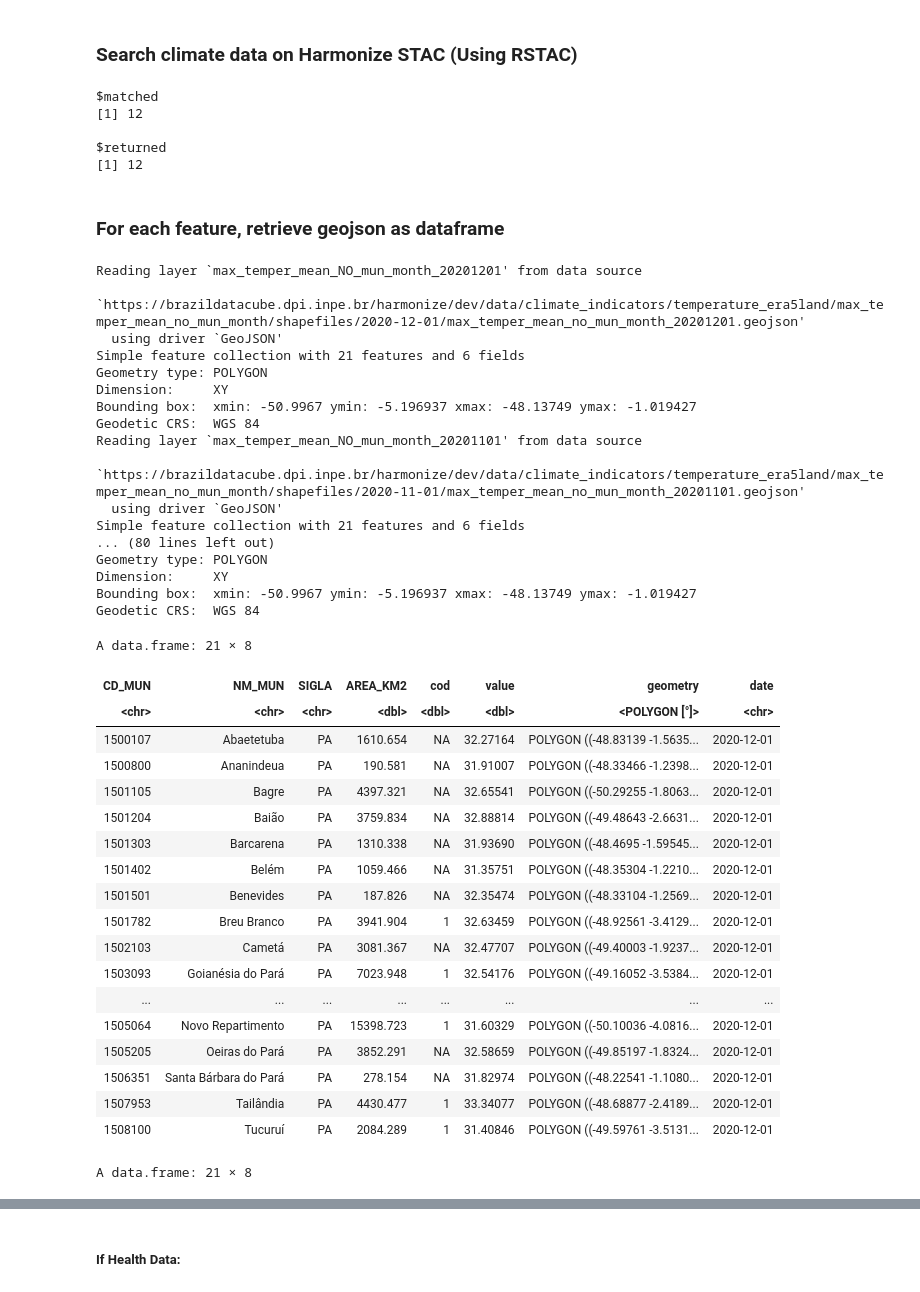
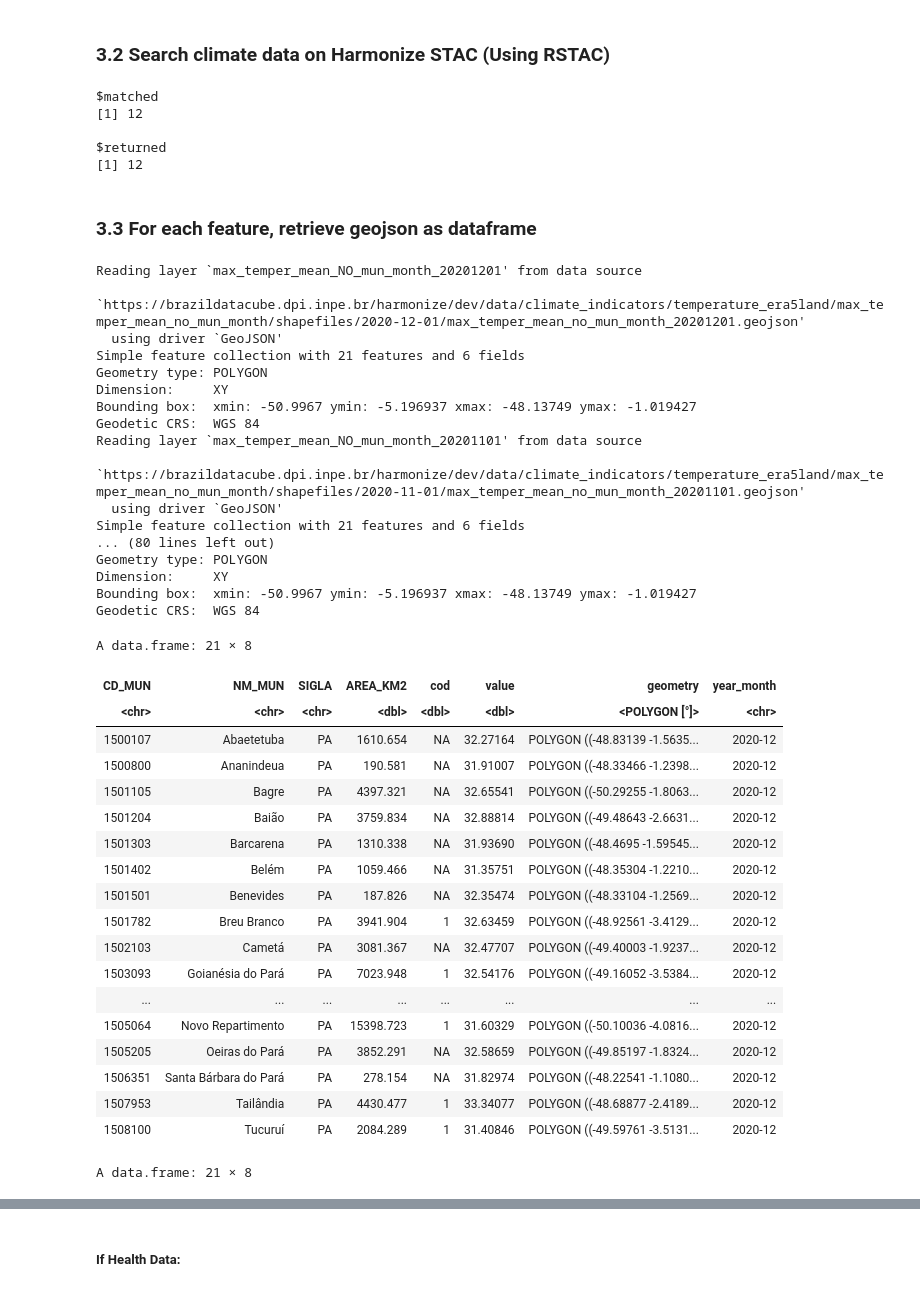
Before and after one commit to Harmonize-Brazil/annual-meeting-bdclab-demo, a Jupyter notebook: 1.compute_health_and_climate_csv.ipynb, the cells around one changed output, grey strips where cells are left out. Saved outputs shown, nothing was run; the diff lists cells and outputs as text; code cells hidden in the pictures.

```diff
--- a/1.compute_health_and_climate_csv.ipynb
+++ b/1.compute_health_and_climate_csv.ipynb
@@ -98,6 +75,6 @@ COLLECTION_ID <- "max_temper_mean_no_mun_month-1"
 # COLLECTION_ID <- "dengue_cases_mun_month_north-1"
 # %% [markdown]
-### Search climate data on Harmonize STAC (Using RSTAC)
+### 3.2 Search climate data on Harmonize STAC (Using RSTAC)
 # %%
 stac_search <- stac(HARMONIZE_STAC_URL) %>%
   stac_search(
@@ -115,53 +92,53 @@ $matched
 $returned
 [1] 12
 # %% [markdown]
-### For each feature, retrieve geojson as dataframe
+### 3.3 For each feature, retrieve geojson as dataframe
 # %%
 feature_to_geojson_csv <- function(feature) {
   datetime <- feature$properties$datetime
   geojson_href <- feature$assets$geojson$href
 
   as.data.frame(st_read(geojson_href)) %>%
-    mutate(date = format(as.Date(datetime), "%Y-%m-%d"))
+    mutate(year_month = format(as.Date(datetime), "%Y-%m"))
 }
 
 dfs <- lapply(X = stac_search$features, FUN = feature_to_geojson_csv)
 dfs[1:2]
 # %% [output]
 Reading layer `max_temper_mean_NO_mun_month_20201201' from data source
   `https://brazildatacube.dpi.inpe.br/harmonize/dev/data/climate_indicators/temperature_era5land/max_temper_mean_no_mun_month/shapefiles/2020-12-01/max_temper_mean_no_mun_month_20201201.geojson'
   using driver `GeoJSON'
 Simple feature collection with 21 features and 6 fields
 Geometry type: POLYGON
 Dimension:     XY
 Bounding box:  xmin: -50.9967 ymin: -5.196937 xmax: -48.13749 ymax: -1.019427
 Geodetic CRS:  WGS 84
 Reading layer `max_temper_mean_NO_mun_month_20201101' from data source
   `https://brazildatacube.dpi.inpe.br/harmonize/dev/data/climate_indicators/temperature_era5land/max_temper_mean_no_mun_month/shapefiles/2020-11-01/max_temper_mean_no_mun_month_20201101.geojson'
   using driver `GeoJSON'
 Simple feature collection with 21 features and 6 fields
 ... (80 lines left out)
 Geometry type: POLYGON
 Dimension:     XY
 Bounding box:  xmin: -50.9967 ymin: -5.196937 xmax: -48.13749 ymax: -1.019427
 Geodetic CRS:  WGS 84
 A data.frame: 21 × 8
-| CD_MUN | NM_MUN | SIGLA | AREA_KM2 | cod | value | geometry | date |
+| CD_MUN | NM_MUN | SIGLA | AREA_KM2 | cod | value | geometry | year_month |
 | <chr> | <chr> | <chr> | <dbl> | <dbl> | <dbl> | <POLYGON [°]> | <chr> |
-| 1500107 | Abaetetuba | PA | 1610.654 | NA | 32.27164 | POLYGON ((-48.83139 -1.5635... | 2020-12-01 |
-| 1500800 | Ananindeua | PA | 190.581 | NA | 31.91007 | POLYGON ((-48.33466 -1.2398... | 2020-12-01 |
-| 1501105 | Bagre | PA | 4397.321 | NA | 32.65541 | POLYGON ((-50.29255 -1.8063... | 2020-12-01 |
-| 1501204 | Baião | PA | 3759.834 | NA | 32.88814 | POLYGON ((-49.48643 -2.6631... | 2020-12-01 |
-| 1501303 | Barcarena | PA | 1310.338 | NA | 31.93690 | POLYGON ((-48.4695 -1.59545... | 2020-12-01 |
-| 1501402 | Belém | PA | 1059.466 | NA | 31.35751 | POLYGON ((-48.35304 -1.2210... | 2020-12-01 |
-| 1501501 | Benevides | PA | 187.826 | NA | 32.35474 | POLYGON ((-48.33104 -1.2569... | 2020-12-01 |
-| 1501782 | Breu Branco | PA | 3941.904 | 1 | 32.63459 | POLYGON ((-48.92561 -3.4129... | 2020-12-01 |
-| 1502103 | Cametá | PA | 3081.367 | NA | 32.47707 | POLYGON ((-49.40003 -1.9237... | 2020-12-01 |
-| 1503093 | Goianésia do Pará | PA | 7023.948 | 1 | 32.54176 | POLYGON ((-49.16052 -3.5384... | 2020-12-01 |
+| 1500107 | Abaetetuba | PA | 1610.654 | NA | 32.27164 | POLYGON ((-48.83139 -1.5635... | 2020-12 |
+| 1500800 | Ananindeua | PA | 190.581 | NA | 31.91007 | POLYGON ((-48.33466 -1.2398... | 2020-12 |
+| 1501105 | Bagre | PA | 4397.321 | NA | 32.65541 | POLYGON ((-50.29255 -1.8063... | 2020-12 |
+| 1501204 | Baião | PA | 3759.834 | NA | 32.88814 | POLYGON ((-49.48643 -2.6631... | 2020-12 |
+| 1501303 | Barcarena | PA | 1310.338 | NA | 31.93690 | POLYGON ((-48.4695 -1.59545... | 2020-12 |
+| 1501402 | Belém | PA | 1059.466 | NA | 31.35751 | POLYGON ((-48.35304 -1.2210... | 2020-12 |
+| 1501501 | Benevides | PA | 187.826 | NA | 32.35474 | POLYGON ((-48.33104 -1.2569... | 2020-12 |
+| 1501782 | Breu Branco | PA | 3941.904 | 1 | 32.63459 | POLYGON ((-48.92561 -3.4129... | 2020-12 |
+| 1502103 | Cametá | PA | 3081.367 | NA | 32.47707 | POLYGON ((-49.40003 -1.9237... | 2020-12 |
+| 1503093 | Goianésia do Pará | PA | 7023.948 | 1 | 32.54176 | POLYGON ((-49.16052 -3.5384... | 2020-12 |
 | ... | ... | ... | ... | ... | ... | ... | ... |
-| 1505064 | Novo Repartimento | PA | 15398.723 | 1 | 31.60329 | POLYGON ((-50.10036 -4.0816... | 2020-12-01 |
-| 1505205 | Oeiras do Pará | PA | 3852.291 | NA | 32.58659 | POLYGON ((-49.85197 -1.8324... | 2020-12-01 |
-| 1506351 | Santa Bárbara do Pará | PA | 278.154 | NA | 31.82974 | POLYGON ((-48.22541 -1.1080... | 2020-12-01 |
-| 1507953 | Tailândia | PA | 4430.477 | 1 | 33.34077 | POLYGON ((-48.68877 -2.4189... | 2020-12-01 |
-| 1508100 | Tucuruí | PA | 2084.289 | 1 | 31.40846 | POLYGON ((-49.59761 -3.5131... | 2020-12-01 |
+| 1505064 | Novo Repartimento | PA | 15398.723 | 1 | 31.60329 | POLYGON ((-50.10036 -4.0816... | 2020-12 |
+| 1505205 | Oeiras do Pará | PA | 3852.291 | NA | 32.58659 | POLYGON ((-49.85197 -1.8324... | 2020-12 |
+| 1506351 | Santa Bárbara do Pará | PA | 278.154 | NA | 31.82974 | POLYGON ((-48.22541 -1.1080... | 2020-12 |
+| 1507953 | Tailândia | PA | 4430.477 | 1 | 33.34077 | POLYGON ((-48.68877 -2.4189... | 2020-12 |
+| 1508100 | Tucuruí | PA | 2084.289 | 1 | 31.40846 | POLYGON ((-49.59761 -3.5131... | 2020-12 |
 A data.frame: 21 × 8
```
Also changed, not shown: parts of 16 cells of this notebook, 4 other files.
